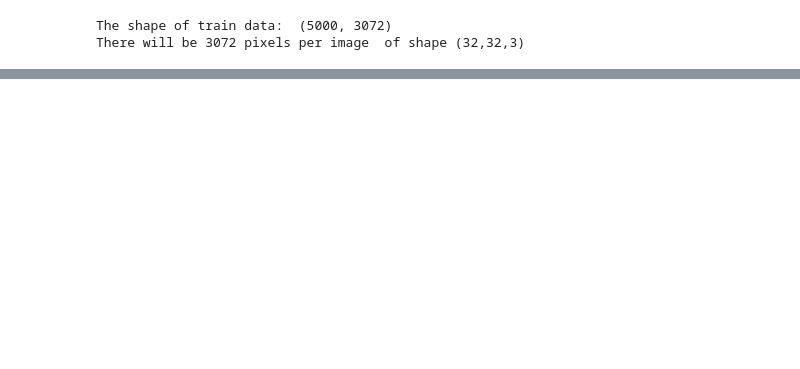
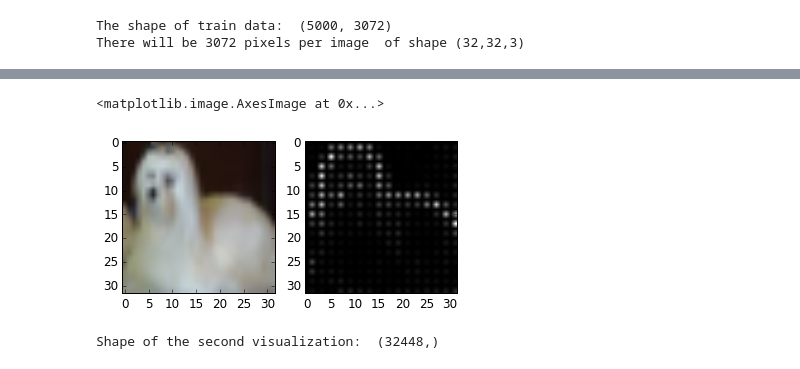
Before and after one commit to xgoogax/tplx-ds, a Jupyter notebook: image_analysis.ipynb, the cells around one changed output, grey strips where cells are left out. Cells and saved outputs as stored; diff of their text form; code cells hidden in the pictures; blank space fills up the shorter version.

```diff
--- a/image_analysis.ipynb
+++ b/image_analysis.ipynb
@@ -132,0 +160,14 @@ axes[1].imshow(exposure.rescale_intensity(hog(grayscale_train_data[ex_img], tran
+# %%
+#the same image but with higher quality
+fig, axes = plt.subplots(1,2)
+random.seed(1000)
+ex_img = random.randint(0,train_data.shape[0]-1)
+axes[0].imshow(train_data[ex_img])
+axes[1].imshow(exposure.rescale_intensity(hog(grayscale_train_data[ex_img], transform_sqrt=True, orientations=12, pixels_per_cell=(2,2), cells_per_block=(4,4), block_norm='L2', visualise=True)[1], in_range=(0,10)), cmap='gray')
+# %% [output]
+<matplotlib.image.AxesImage at 0x...>
+[figure, added]
+# %%
+print("Shape of the second visualization: ",hog(grayscale_train_data[ex_img], transform_sqrt=True, orientations=12, pixels_per_cell=(2,2), cells_per_block=(4,4), block_norm='L2').shape)
+# %% [output]
+Shape of the second visualization:  (32448,)
```
Also changed, not shown: parts of 43 cells of this notebook, 7 other files.
